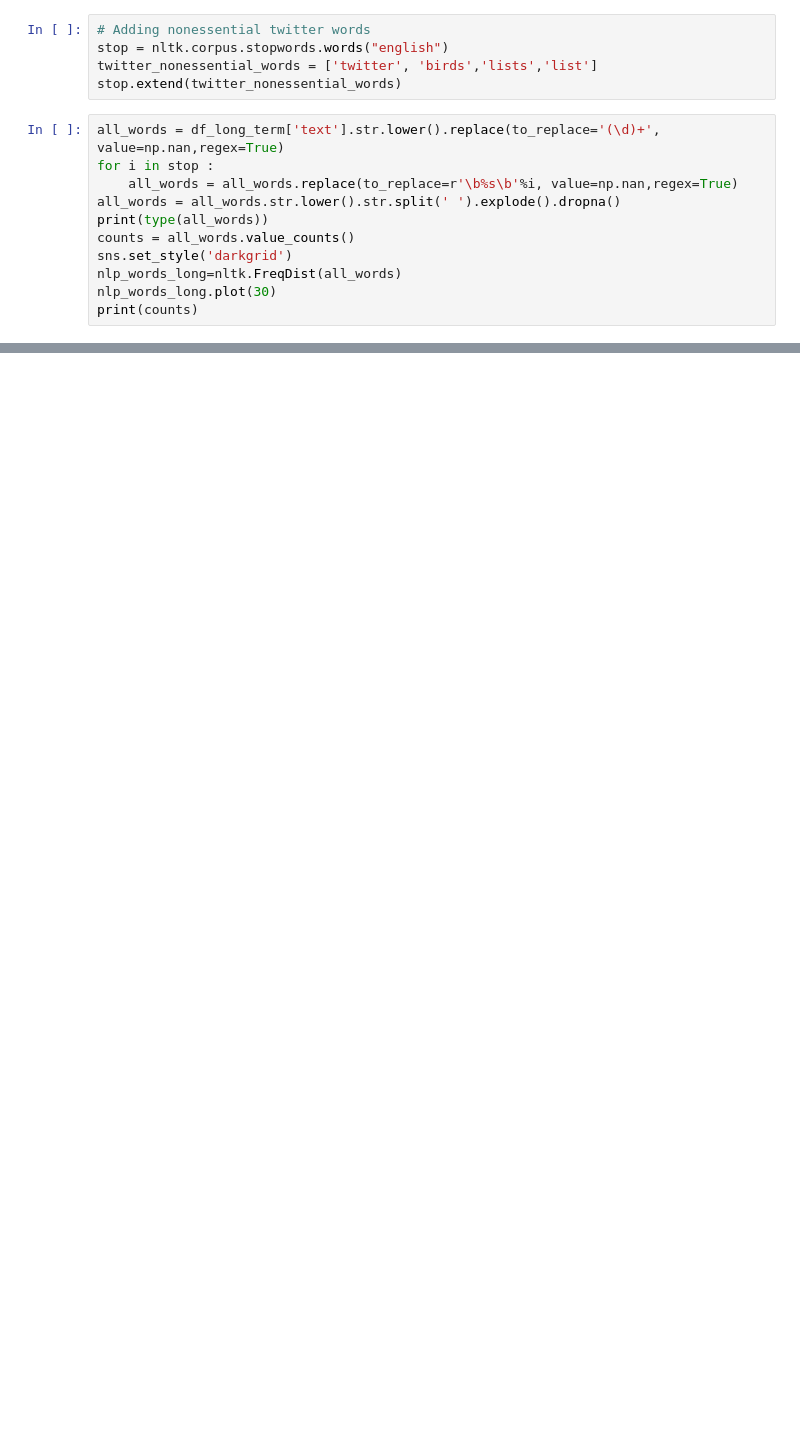
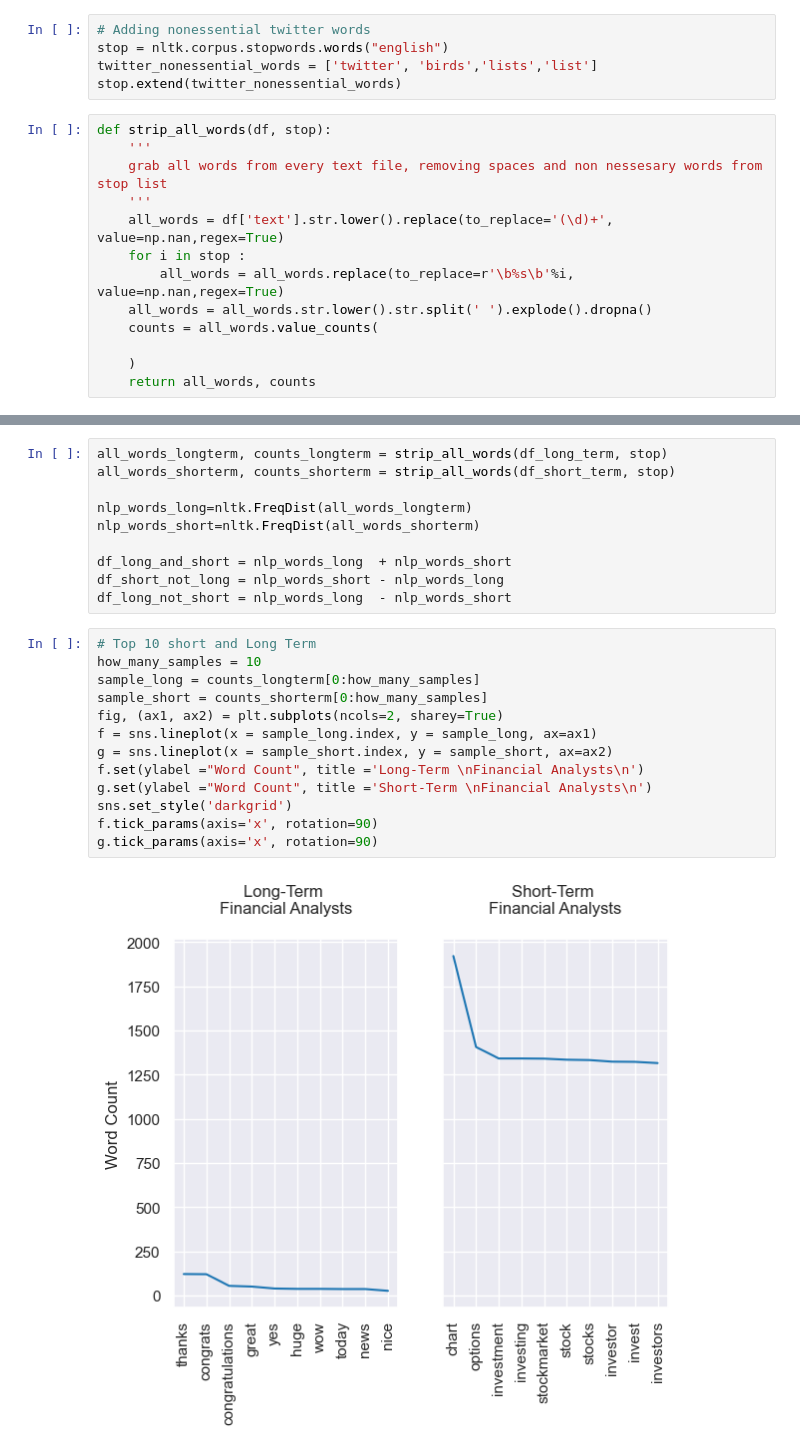
Before and after one commit to KeatonSpiller/Sentiment_Analysis, a Jupyter notebook: Stock_Market/scripts/TwitterBot.ipynb, the cells around one changed output, grey strips where cells are left out. Cells and saved outputs as stored; diff of their text form; blank space fills up the shorter version.

Commit message:
Functionizing methods and adding visualizations.

```diff
--- a/Stock_Market/scripts/TwitterBot.ipynb
+++ b/Stock_Market/scripts/TwitterBot.ipynb
@@ -174,13 +129,15 @@ stop = nltk.corpus.stopwords.words("english")
 twitter_nonessential_words = ['twitter', 'birds','lists','list']
 stop.extend(twitter_nonessential_words)
 # %%
-all_words = df_long_term['text'].str.lower().replace(to_replace='(\d)+', value=np.nan,regex=True)
-for i in stop :
-    all_words = all_words.replace(to_replace=r'\b%s\b'%i, value=np.nan,regex=True)
-all_words = all_words.str.lower().str.split(' ').explode().dropna()
-print(type(all_words))
-counts = all_words.value_counts()
-sns.set_style('darkgrid')
-nlp_words_long=nltk.FreqDist(all_words)
-nlp_words_long.plot(30)
-print(counts)
+def strip_all_words(df, stop):
+    '''
+    grab all words from every text file, removing spaces and non nessesary words from stop list
+    '''
+    all_words = df['text'].str.lower().replace(to_replace='(\d)+', value=np.nan,regex=True)
+    for i in stop :
+        all_words = all_words.replace(to_replace=r'\b%s\b'%i, value=np.nan,regex=True)
+    all_words = all_words.str.lower().str.split(' ').explode().dropna()
+    counts = all_words.value_counts(
+
+    )
+    return all_words, counts
@@ -249,0 +144,25 @@ Name: text, Length: 1829, dtype: int64
+# %%
+all_words_longterm, counts_longterm = strip_all_words(df_long_term, stop)
+all_words_shorterm, counts_shorterm = strip_all_words(df_short_term, stop)
+
+nlp_words_long=nltk.FreqDist(all_words_longterm)
+nlp_words_short=nltk.FreqDist(all_words_shorterm)
+
+df_long_and_short = nlp_words_long  + nlp_words_short
+df_short_not_long = nlp_words_short - nlp_words_long
+df_long_not_short = nlp_words_long  - nlp_words_short
+# %%
+# Top 10 short and Long Term
+how_many_samples = 10
+sample_long = counts_longterm[0:how_many_samples]
+sample_short = counts_shorterm[0:how_many_samples]
+fig, (ax1, ax2) = plt.subplots(ncols=2, sharey=True)
+f = sns.lineplot(x = sample_long.index, y = sample_long, ax=ax1)
+g = sns.lineplot(x = sample_short.index, y = sample_short, ax=ax2)
+f.set(ylabel ="Word Count", title ='Long-Term \nFinancial Analysts\n')
+g.set(ylabel ="Word Count", title ='Short-Term \nFinancial Analysts\n')
+sns.set_style('darkgrid')
+f.tick_params(axis='x', rotation=90)
+g.tick_params(axis='x', rotation=90)
+# %% [output]
+[figure, added]
```
Also changed, not shown: parts of 7 cells of this notebook, 24 other files.
